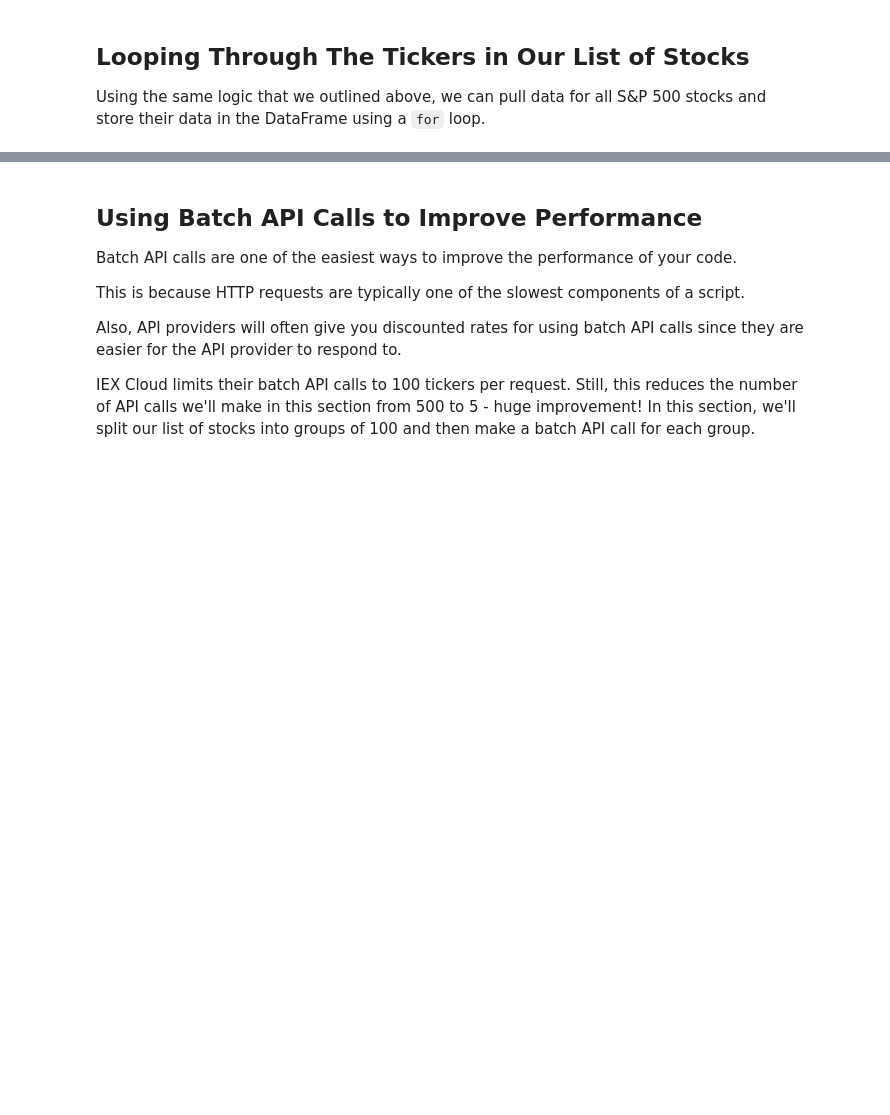
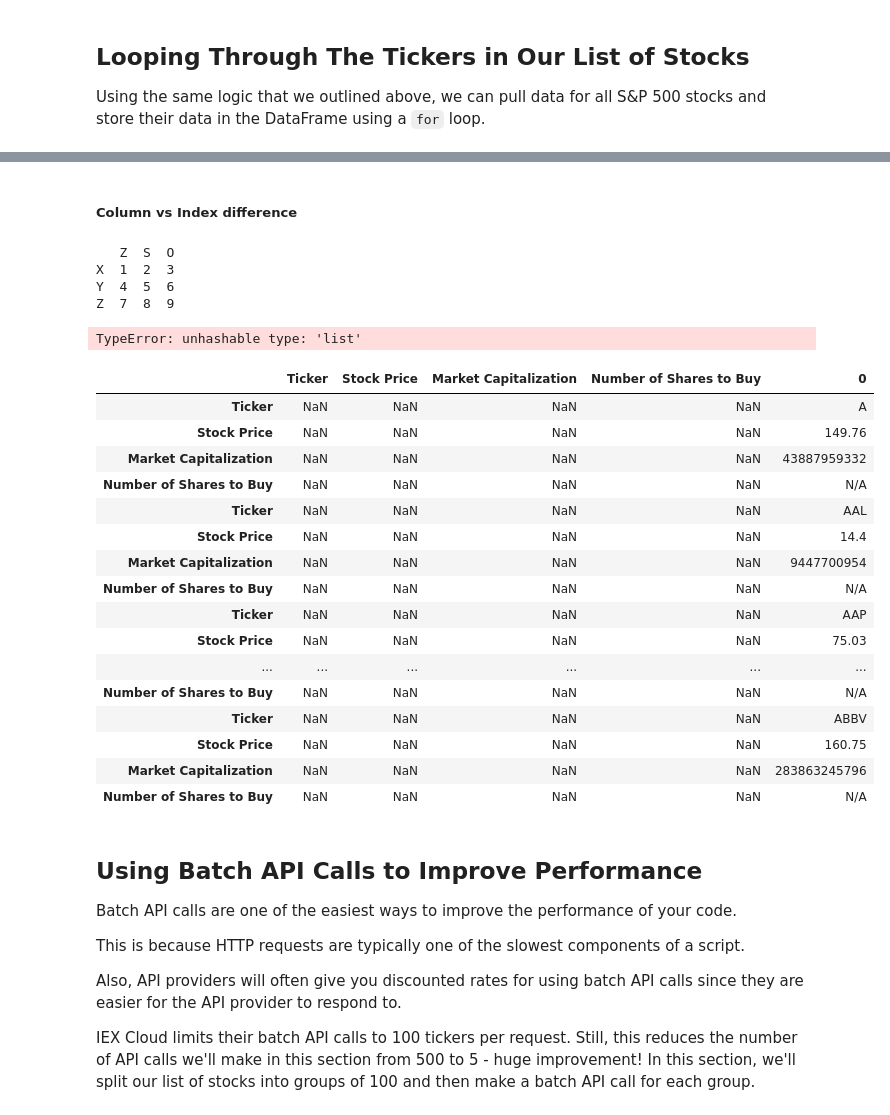
Before and after one commit to vlzsombor/algorithmic-trading-python, a Jupyter notebook: own/001_equal_weight_S&P_500.ipynb, the cells around one changed output, grey strips where cells are left out. Drawn from its saved outputs; the diff is of its cells as text; code cells hidden in the pictures; blank space fills up the shorter version.

Commit message:
Finishin first course
Description https://youtu.be/xfzGZB4HhEE?list=PLQF5DztwOKBFuZhuJRoZ1VHy5IQ5XsFPi&t=5924

```diff
--- a/own/001_equal_weight_S&P_500.ipynb
+++ b/own/001_equal_weight_S&P_500.ipynb
@@ -151,3 +231,55 @@ Using the same logic that we outlined above, we can pull data for all S&P 500 st
+# %% [markdown]
+##### Column vs Index difference
+# %%
+import pandas as pd
+
+# Create a DataFrame with custom index and columns
+data = [[1, 2, 3],
+        [4, 5, 6],
+        [7, 8, 9]]
+df = pd.DataFrame(data, index=['X', 'Y', 'Z'], columns=['Z','S','O'])
+
+# Print DataFrame
+print(df)
+# %% [output]
+   Z  S  O
+X  1  2  3
+Y  4  5  6
+Z  7  8  9
+# %%
+import pandas as pd
+
+# Create a DataFrame
+data = {[1, 2, 3],
+        [4, 5, 6],
+        [7, 8, 9]}
+df = pd.DataFrame(data)
+
+
+# Print DataFrame with renamed columns
+print(df)
+# %% [output]
+TypeError: unhashable type: 'list'
+# %%
+final_dataframe
+# %% [output]
+|  | Ticker | Stock Price | Market Capitalization | Number of Shares to Buy | 0 |
+| Ticker | NaN | NaN | NaN | NaN | A |
+| Stock Price | NaN | NaN | NaN | NaN | 149.76 |
+| Market Capitalization | NaN | NaN | NaN | NaN | 43887959332 |
+| Number of Shares to Buy | NaN | NaN | NaN | NaN | N/A |
+| Ticker | NaN | NaN | NaN | NaN | AAL |
+| Stock Price | NaN | NaN | NaN | NaN | 14.4 |
+| Market Capitalization | NaN | NaN | NaN | NaN | 9447700954 |
+| Number of Shares to Buy | NaN | NaN | NaN | NaN | N/A |
+| Ticker | NaN | NaN | NaN | NaN | AAP |
+| Stock Price | NaN | NaN | NaN | NaN | 75.03 |
+| ... | ... | ... | ... | ... | ... |
+| Number of Shares to Buy | NaN | NaN | NaN | NaN | N/A |
+| Ticker | NaN | NaN | NaN | NaN | ABBV |
+| Stock Price | NaN | NaN | NaN | NaN | 160.75 |
+| Market Capitalization | NaN | NaN | NaN | NaN | 283863245796 |
+| Number of Shares to Buy | NaN | NaN | NaN | NaN | N/A |
 # %% [markdown]
 ## Using Batch API Calls to Improve Performance
 
```
Also changed, not shown: parts of 20 cells of this notebook, 2 other files.
